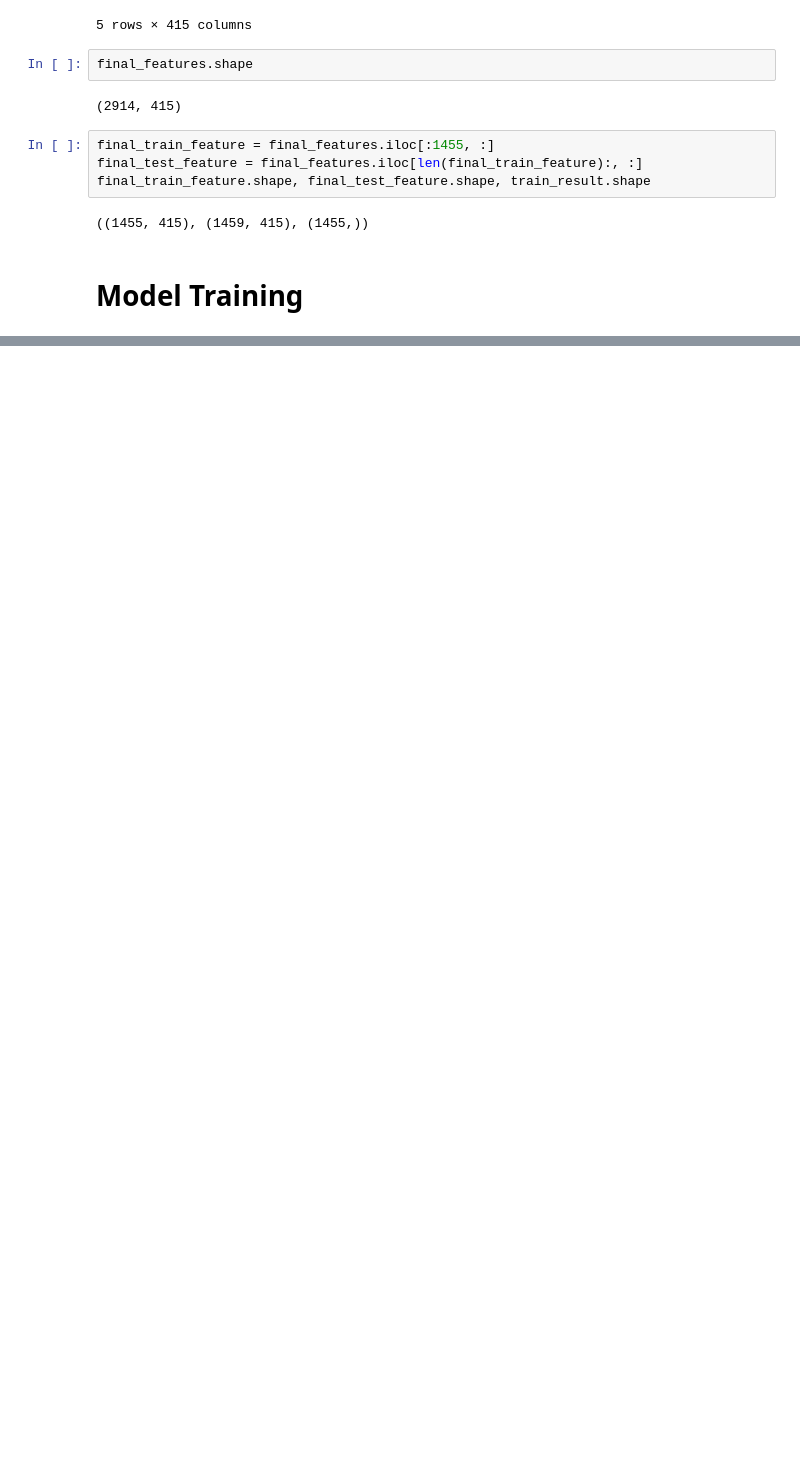
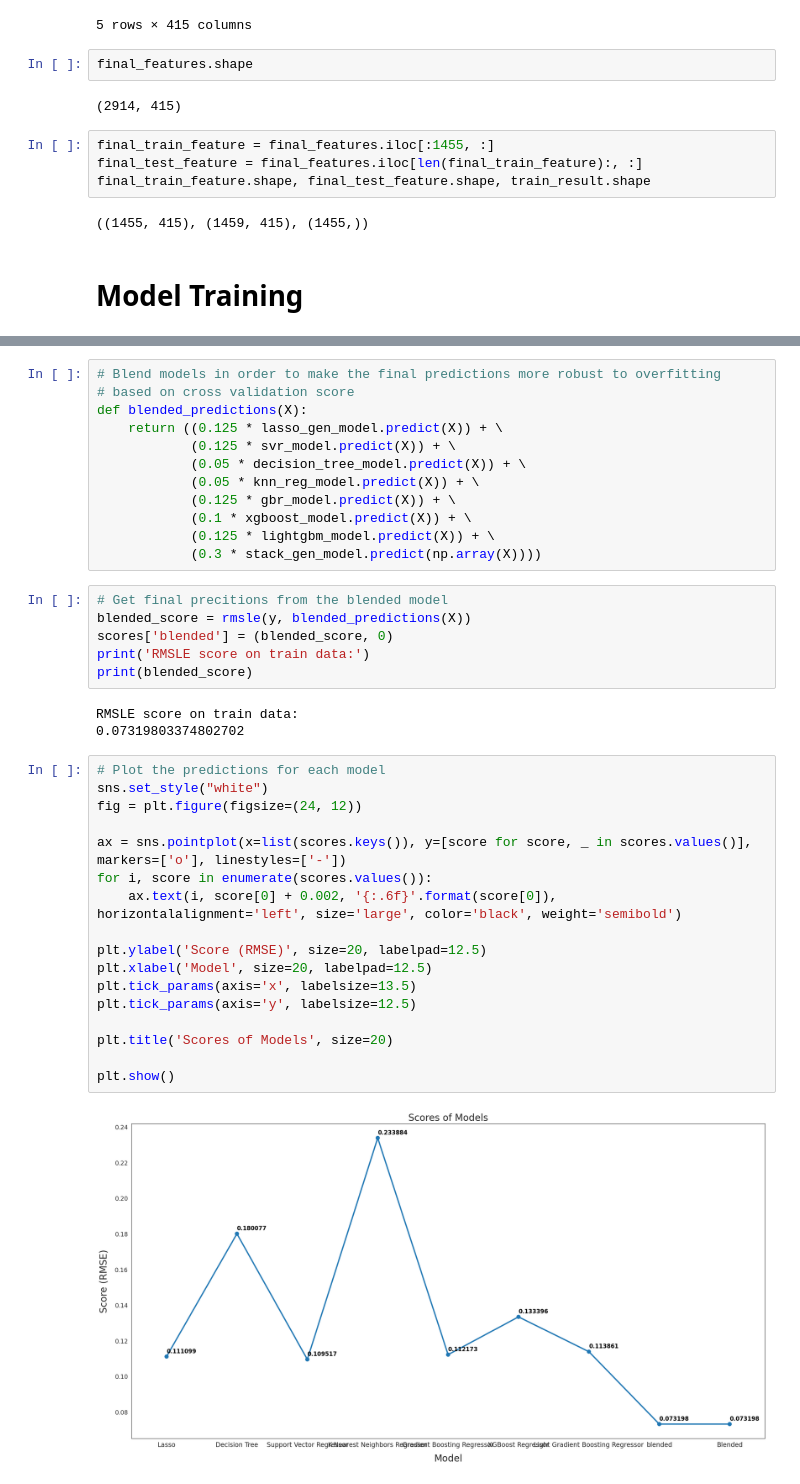
Before and after one commit to zoezhousy/Kaggle_House_Price_Prediction, a Jupyter notebook: notebook-team-x.ipynb, the cells around one changed output, grey strips where cells are left out. Cells and saved outputs as stored; diff of their text form; blank space fills up the shorter version.

```diff
--- a/notebook-team-x.ipynb
+++ b/notebook-team-x.ipynb
@@ -476,0 +633,40 @@ final_train_feature.shape, final_test_feature.shape, train_result.shape
+# %%
+# Blend models in order to make the final predictions more robust to overfitting
+# based on cross validation score
+def blended_predictions(X):
+    return ((0.125 * lasso_gen_model.predict(X)) + \
+            (0.125 * svr_model.predict(X)) + \
+            (0.05 * decision_tree_model.predict(X)) + \
+            (0.05 * knn_reg_model.predict(X)) + \
+            (0.125 * gbr_model.predict(X)) + \
+            (0.1 * xgboost_model.predict(X)) + \
+            (0.125 * lightgbm_model.predict(X)) + \
+            (0.3 * stack_gen_model.predict(np.array(X))))
+# %%
+# Get final precitions from the blended model
+blended_score = rmsle(y, blended_predictions(X))
+scores['blended'] = (blended_score, 0)
+print('RMSLE score on train data:')
+print(blended_score)
+# %% [output]
+RMSLE score on train data:
+0.07319803374802702
+# %%
+# Plot the predictions for each model
+sns.set_style("white")
+fig = plt.figure(figsize=(24, 12))
+
+ax = sns.pointplot(x=list(scores.keys()), y=[score for score, _ in scores.values()], markers=['o'], linestyles=['-'])
+for i, score in enumerate(scores.values()):
+    ax.text(i, score[0] + 0.002, '{:.6f}'.format(score[0]), horizontalalignment='left', size='large', color='black', weight='semibold')
+
+plt.ylabel('Score (RMSE)', size=20, labelpad=12.5)
+plt.xlabel('Model', size=20, labelpad=12.5)
+plt.tick_params(axis='x', labelsize=13.5)
+plt.tick_params(axis='y', labelsize=12.5)
+
+plt.title('Scores of Models', size=20)
+
+plt.show()
+# %% [output]
+[figure, added]
```
Also changed, not shown: parts of 36 cells of this notebook.
